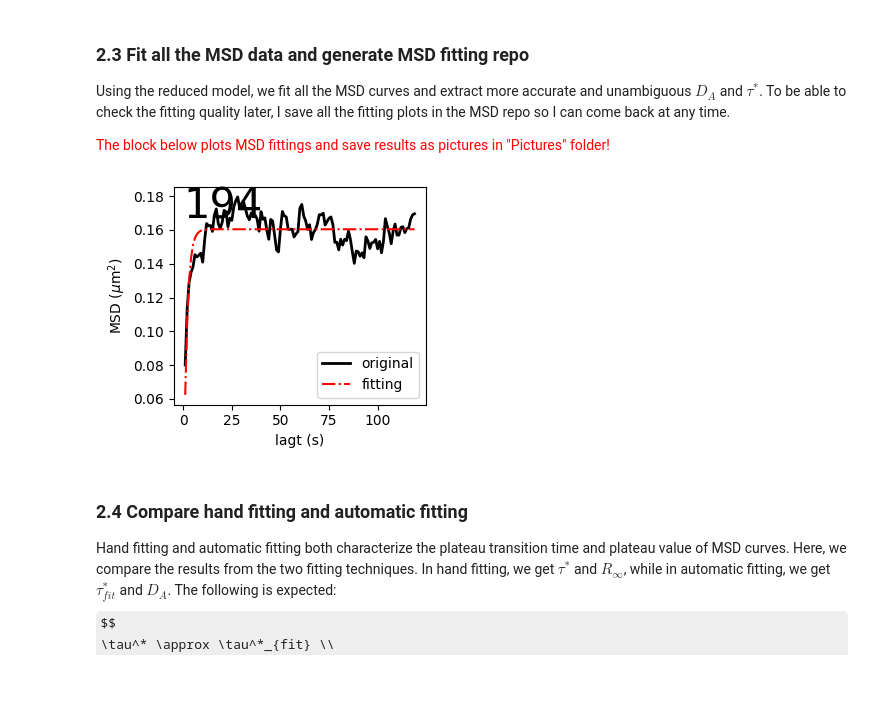
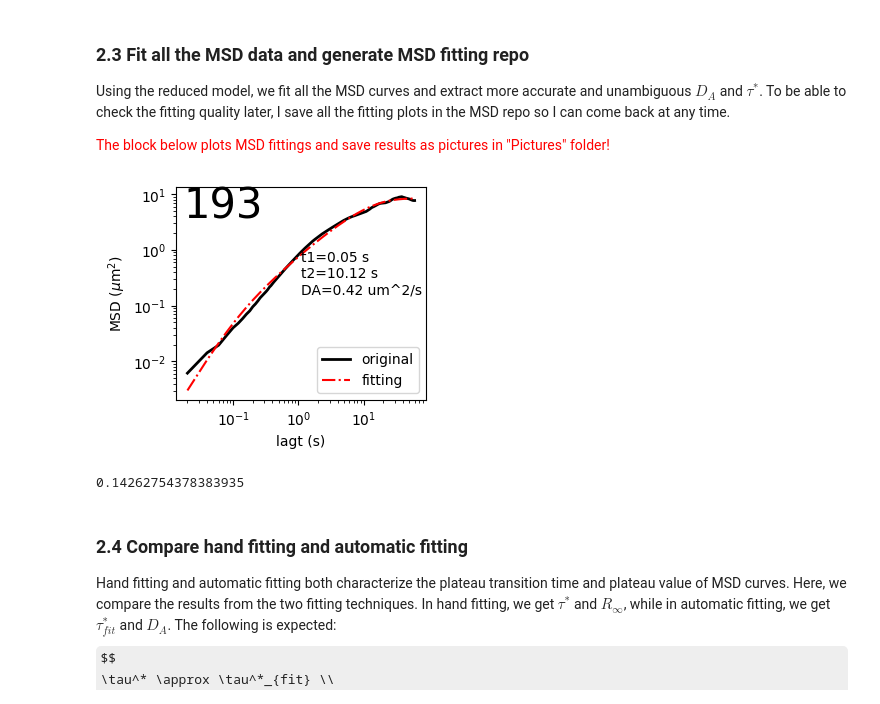
Before and after one commit to ZLoverty/DE, a Jupyter notebook: Code/DE data analysis.ipynb, the cells around one changed output. Cells and saved outputs as stored; diff of their text form; code cells hidden in the pictures; some formulas as TeX source.

```diff
--- a/Code/DE data analysis.ipynb
+++ b/Code/DE data analysis.ipynb
@@ -281,0 +44,5 @@ dd.Rinf2_over_tau(x="d^3/(D-d)", xlabel="k\sim d^3/(D-d)")
+# %%
+# There are trajectories that show weird MSD,
+# some of them are due to the very tiny displacement,
+# for others the reason is not yet clear
+suspicious_traj = [161, 171, 172, 176, 179, 182, 185, 192, 194, 55]
@@ -381,7 +314,7 @@ $$
 def msd_model_simp(lagt, DA, tau_star):
     """This is the mean square displacement predicted by the langevin model with exponentially correlated active noise.
     """
-    tau = 0.00
+    tau = 0.15
     dy2 = 2*DA*tau_star * (1-np.exp(-lagt/tau_star) - tau/tau_star) / (1 - (tau/tau_star)**2)
     return dy2
 # %%
@@ -415,12 +335,0 @@ def ballistic_regime(t, DA, )
-# %%
-i = 175
-logi = log.loc[log["DE#"]==i]
-traj = pd.read_csv(os.path.join(data_folder, "traj", "{:02d}.csv".format(i))).fillna(method="ffill")
-# traj.x = gaussian_filter1d(traj.x, sigma=7/4)
-traj.y = gaussian_filter1d(traj.y, sigma=7/4)
-msd = tp.msd(traj, mpp=float(logi.MPP), fps=float(logi.FPS), max_lagtime=3000)
-plt.plot(msd.lagt, msd["<x^2>"], label="original curve")
-plt.plot(msd.lagt, msd["<y^2>"], label="original curve")
-plt.loglog()
-plt.xlim([0, 1])
-plt.ylim([0, 1])
@@ -456,37 +342,48 @@ Using the reduced model, we fit all the MSD curves and extract more accurate and
 # %%
 traj_folder = os.path.join(data_folder, "traj")
 fig_folder = r"C:\Users\liuzy\Pictures"
 log1 = log.loc[log.Comment!="Chile"]
 count = 0
 DE_list = [] # DE# list
 DA_list = [] # container for fitted D_A values
 tau_list = [] # container for fitted tau values
 for num, i in log.iterrows():
-    if i["DE#"] <= 160:
+    nDE = int(i["DE#"])
+    if nDE <= 160 or nDE in suspicious_traj:
         continue
     if os.path.exists(os.path.join(traj_folder, "{:02d}.csv".format(i["DE#"]))) == False:
         continue
-    traj = pd.read_csv(os.path.join(traj_folder, "{:02d}.csv".format(i["DE#"])))
-    msd = tp.msd(traj, mpp=i.MPP, fps=i.FPS, max_lagtime=traj.frame.max()//5)
-    msd = msd.dropna()
-    popt, pcov = curve_fit(msd_model_simp, msd.lagt, msd["<y^2>"], p0=[1, 2], method="lm")
-    DE_list.append(i["DE#"])
-    DA_list.append(popt[0])
-    tau_list.append(popt[1])
+#     traj = pd.read_csv(os.path.join(traj_folder, "{:02d}.csv".format(i["DE#"])))
+#     msd = tp.msd(traj, mpp=i.MPP, fps=i.FPS, max_lagtime=traj.frame.max()//5)
+#     msd = msd.dropna()
+    msd = msd_list[nDE]
+
+    x = msd.lagt.iloc[:10]
+    y = msd["<y^2>"].iloc[:10]
+    p = np.polyfit(x, y, 2)
+    xfit = np.linspace(0, 0.2)
+    yfit = p[0] * xfit ** 2 + p[1] * xfit + p[2]
+    offset = yfit[0]
+
+    popt, pcov = curve_fit(msd_model_log, msd.lagt, np.log(msd["<y^2>"]-offset), p0=[4, .01, 5])
+
     fig, ax = plt.subplots(figsize=(3.5, 3), dpi=100)
-    ax.plot(msd.lagt, msd["<y^2>"], color="black", lw=2, label="original")
-    ax.plot(msd.lagt, msd_model_simp(msd.lagt, *popt), color="red", ls="-.",label="fitting")
+    ax.plot(msd.lagt, msd["<y^2>"]-offset, color="black", lw=2, label="original")
+    ax.plot(msd.lagt, msd_model(msd.lagt, *popt), color="red", ls="-.",label="fitting")
     ax.legend(loc="lower right")
     ax.set_xlabel("lagt (s)")
     ax.set_ylabel("MSD ($\mu$m$^2$)")
     ax.annotate("{:d}".format(i["DE#"]), (.25, .8), xycoords="figure fraction", fontsize=30)
+    ax.annotate("t1={0:.2f} s\nt2={1:.2f} s\nDA={2:.2f} um^2/s".format(popt[1], popt[2], popt[0]),
+                (.5, .5), xycoords="axes fraction", fontsize=10)
+    ax.loglog()
     plt.tight_layout()
     plt.pause(0.01)
     fig.savefig(os.path.join(fig_folder, "{:d}.jpg".format(i["DE#"])))
     clear_output(wait=True)
     plt.close()
     count += 1
     if count > 10000:
         break
 # %% [output]
-[figure, old version]
+[figure, new version]
@@ -496,3 +390,7 @@ data_tmp.to_csv("tmp_msddata_fit.csv")
+# %%
+offset
+# %% [output]
+0.14262754378383935
 # %% [markdown]
 ### 2.4 Compare hand fitting and automatic fitting
 
```
Also changed, not shown: parts of 62 cells of this notebook, 32 other files.
